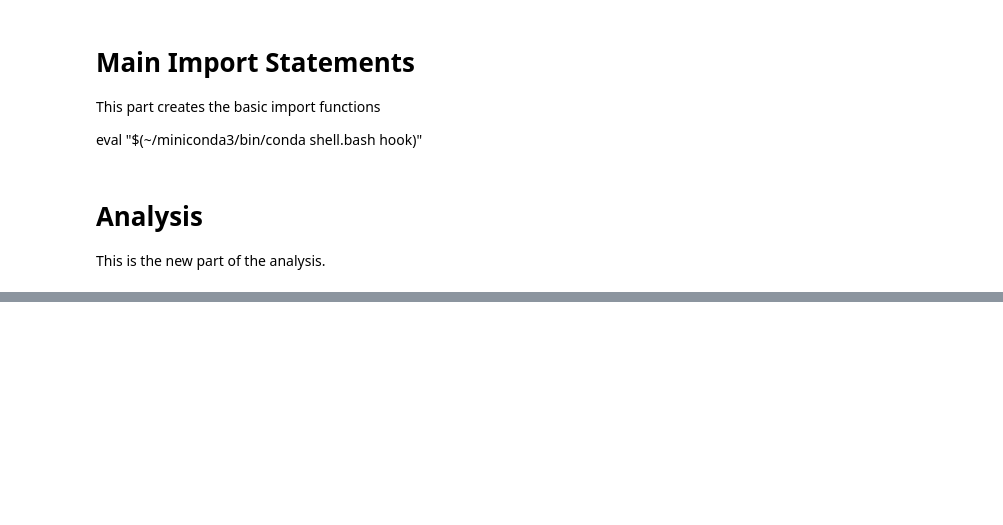
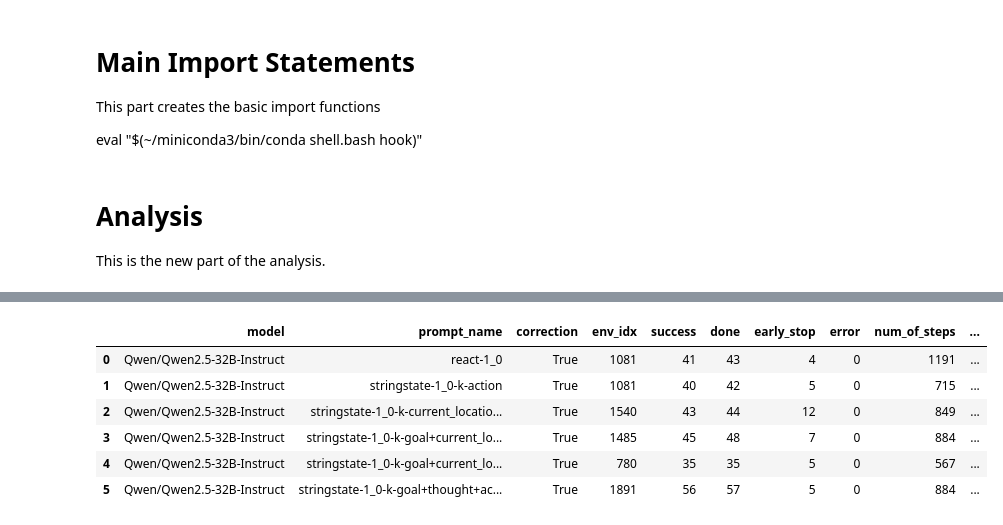
Before and after one commit to ai-nikolai/StateAct, a Jupyter notebook: alfworld_runs/analysis_alfworld_eval_notebook.ipynb, the cells around one changed output, grey strips where cells are left out. Drawn from its saved outputs; the diff is of its cells as text; code cells hidden in the pictures; blank space fills up the shorter version.

```diff
--- a/alfworld_runs/analysis_alfworld_eval_notebook.ipynb
+++ b/alfworld_runs/analysis_alfworld_eval_notebook.ipynb
@@ -177,3 +191,30 @@ x.head()
+# %%
+# file_name = "v5_2_eval_main"
+# file_name = "v5_eval_correction"
+# file_name = "v5_eval"
+# file_name = "v5_3_eval"
+# file_name = "v5_3_eval_16K"
+file_name = "v5_4_eval_v2_16K"
+
+
+
+
+# new_eval = load_data("v4_0_0_eval")
+new_eval = load_data(file_name)
+# new_eval.head()
+
+x,y = analyse_data_old(new_eval)
+y.to_csv(f"{file_name}_scores.csv",sep="&",index=False, float_format='%.2f')
+
+x.head(15)
+# %% [output]
+|  | model | prompt_name | correction | env_idx | success | done | early_stop | error | num_of_steps | ... |
+| 0 | Qwen/Qwen2.5-32B-Instruct | react-1_0 | True | 1081 | 41 | 43 | 4 | 0 | 1191 | ... |
+| 1 | Qwen/Qwen2.5-32B-Instruct | stringstate-1_0-k-action | True | 1081 | 40 | 42 | 5 | 0 | 715 | ... |
+| 2 | Qwen/Qwen2.5-32B-Instruct | stringstate-1_0-k-current_locatio... | True | 1540 | 43 | 44 | 12 | 0 | 849 | ... |
+| 3 | Qwen/Qwen2.5-32B-Instruct | stringstate-1_0-k-goal+current_lo... | True | 1485 | 45 | 48 | 7 | 0 | 884 | ... |
+| 4 | Qwen/Qwen2.5-32B-Instruct | stringstate-1_0-k-goal+current_lo... | True | 780 | 35 | 35 | 5 | 0 | 567 | ... |
+| 5 | Qwen/Qwen2.5-32B-Instruct | stringstate-1_0-k-goal+thought+ac... | True | 1891 | 56 | 57 | 5 | 0 | 884 | ... |
 # %%
 file_name = "v4_1_0_eval"
 # new_eval = load_data("v4_1_0_eval")
```
Also changed, not shown: parts of 26 cells of this notebook.
